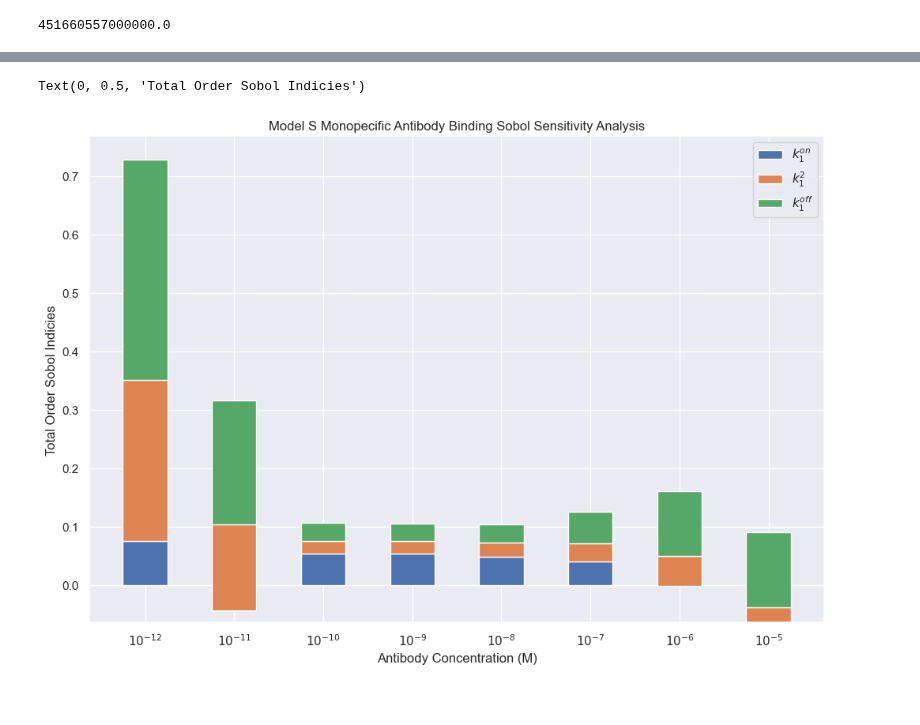
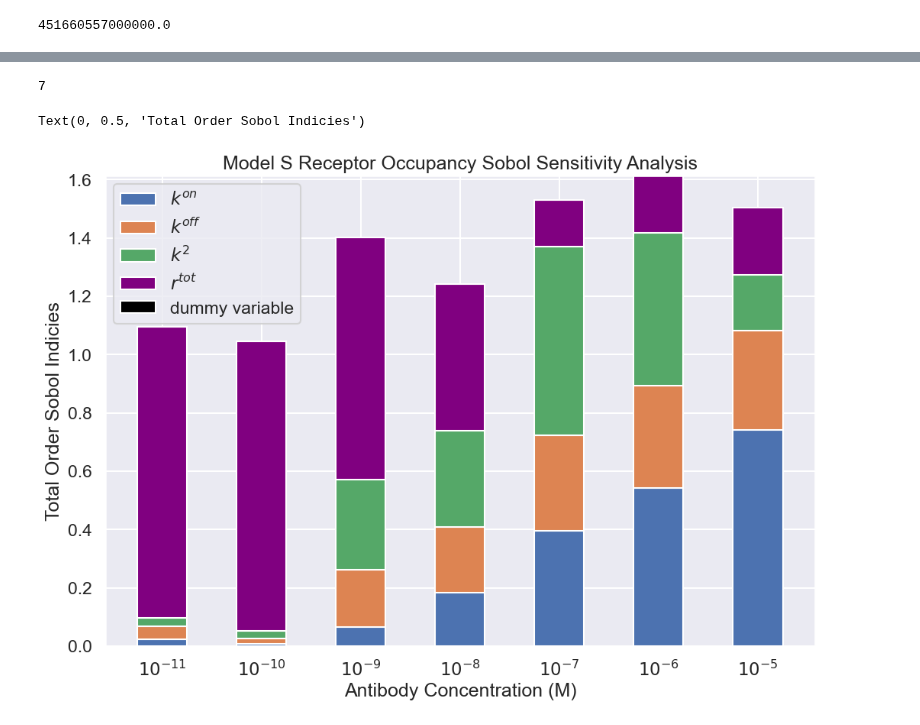
Before and after one commit to lukedtc/ADCC-Project, a Jupyter notebook: model_s_single_cell_sensiv_analysis.ipynb, the cells around one changed output, grey strips where cells are left out. Drawn from its saved outputs; the diff is of its cells as text; code cells hidden in the pictures.

```diff
--- a/model_s_single_cell_sensiv_analysis.ipynb
+++ b/model_s_single_cell_sensiv_analysis.ipynb
@@ -94,31 +151,33 @@ problem = {
 }
 
 problem1 = {
-    'num_vars': 4,
-    'names': ['rtot', 'kon', 'k2', 'koff',],
+    'num_vars': 5,
+    'names': ['rtot', 'kon', 'k2', 'koff', 'dummy'],
     'bounds': [[1e3, 1e7],
                [1e4, 1e6],
-               [1e3, 1e7],
-               [1e-6, 1e-1]]
+               [1, 1e4],
+               [1e-6, 1e-1],
+               [1, 1000]]
 }
 
 problem2 = {
-    'num_vars': 3,
-    'names': ['kon', 'k2', 'koff',],
+    'num_vars': 4,
+    'names': ['kon', 'k2', 'koff', 'dummy'],
     'bounds': [[1e3, 1e7],
                [1e4, 1e6],
-               [1e-6, 1e-1]]
+               [1e-6, 1e-1],
+               [1, 1000]]
 }
 
 
-vals = saltelli.sample(problem2, 4096)
+vals = SALib.sample.sobol.sample(problem1, 65536, scramble=True)
 Y_ag1 = np.zeros(len(vals))
 Y_ag2 = np.zeros(len(vals))
 Y_ab = np.zeros(len(vals))
 indicies_ag1 = []
 indicies_ag2 = []
 indicies_ab = []
-A0s = [1e-12, 1e-11, 1e-10, 1e-9, 1e-8, 1e-7, 1e-6, 1e-5]
+A0s = [1e-11, 1e-10, 1e-9, 1e-8, 1e-7, 1e-6, 1e-5]
 Y = np.zeros(len(vals))
 indicies = []
 indicies_1 = []
@@ -171,42 +212,51 @@ KeyboardInterrupt:
 # %%
 kon1_si = np.zeros(len(A0s))
 koff1_si = np.zeros(len(A0s))
 kon2_si = np.zeros(len(A0s))
 koff2_si = np.zeros(len(A0s))
 k21_si = np.zeros(len(A0s))
 k22_si = np.zeros(len(A0s))
 rtot1_si = np.zeros(len(A0s))
 rtot2_si = np.zeros(len(A0s))
+dummy_si = np.zeros(len(A0s))
 
 for i in range(len(indicies)):
     vals = indicies[i]
-    kon1_si[i] = vals[0]
-    k21_si[i] = vals[1]
-    koff1_si[i] = vals[2]
+    rtot1_si[i] = vals[0]
+    kon1_si[i] = vals[1]
+    k21_si[i] = vals[2]
+    koff1_si[i] = vals[3]
+    dummy_si[i] = vals[4]
 
-ab_conc = (r'$10^{-12}$', r'$10^{-11}$', r'$10^{-10}$', r'$10^{-9}$', r'$10^{-8}$', r'$10^{-7}$', r'$10^{-6}$', r'$10^{-5}$')
+print(len(indicies))
+ab_conc = ( r'$10^{-11}$', r'$10^{-10}$', r'$10^{-9}$', r'$10^{-8}$', r'$10^{-7}$', r'$10^{-6}$', r'$10^{-5}$')
 
 param_indicies = {
-    r"$k^{on}_1$": kon1_si,
-    r"$k^{2}_1$": k21_si,
-    r"$k^{off}_1$": koff1_si,
+    r"$k^{on}$": kon1_si,
+    r"$k^{off}$": koff1_si,
+    r"$k^{2}$": k21_si,
+
 }
 
 sns.set_theme()
+sns.set_context("talk")
 
 width = 0.5
 fig, ax = plt.subplots(figsize=(12,8))
-bottom = np.zeros(8)
+bottom = np.zeros(7)
 
 for boolean, param_indicie in param_indicies.items():
     p = ax.bar(ab_conc, param_indicie, width, label=boolean, bottom=bottom)
     bottom += param_indicie
-
-ax.set_title('Model S Monopecific Antibody Binding Sobol Sensitivity Analysis')
+ax.bar(ab_conc, rtot1_si, width, label=r'$r^{tot}$', bottom= bottom, color='purple')
+bottom+= rtot1_si
+ax.bar(ab_conc, dummy_si, width, label='dummy variable', bottom=bottom, color='black')
+ax.set_title('Model S Receptor Occupancy Sobol Sensitivity Analysis')
 ax.legend(loc='best')
 ax.set_xlabel('Antibody Concentration (M)')
 ax.set_ylabel('Total Order Sobol Indicies')
 #plt.savefig('/Users/lukeheirene/ADCC-Project/Figures/model_s_bispecific_total_ab_sensiv_analysis.png')
 # %% [output]
-Text(0, 0.5, 'Total Order Sobol Indicies')
+7
+Text(0, 0.5, 'Total Order Sobol Indicies')
-[figure, old version]
+[figure, new version]
```
Also changed, not shown: parts of 8 cells of this notebook, 30 other files.
